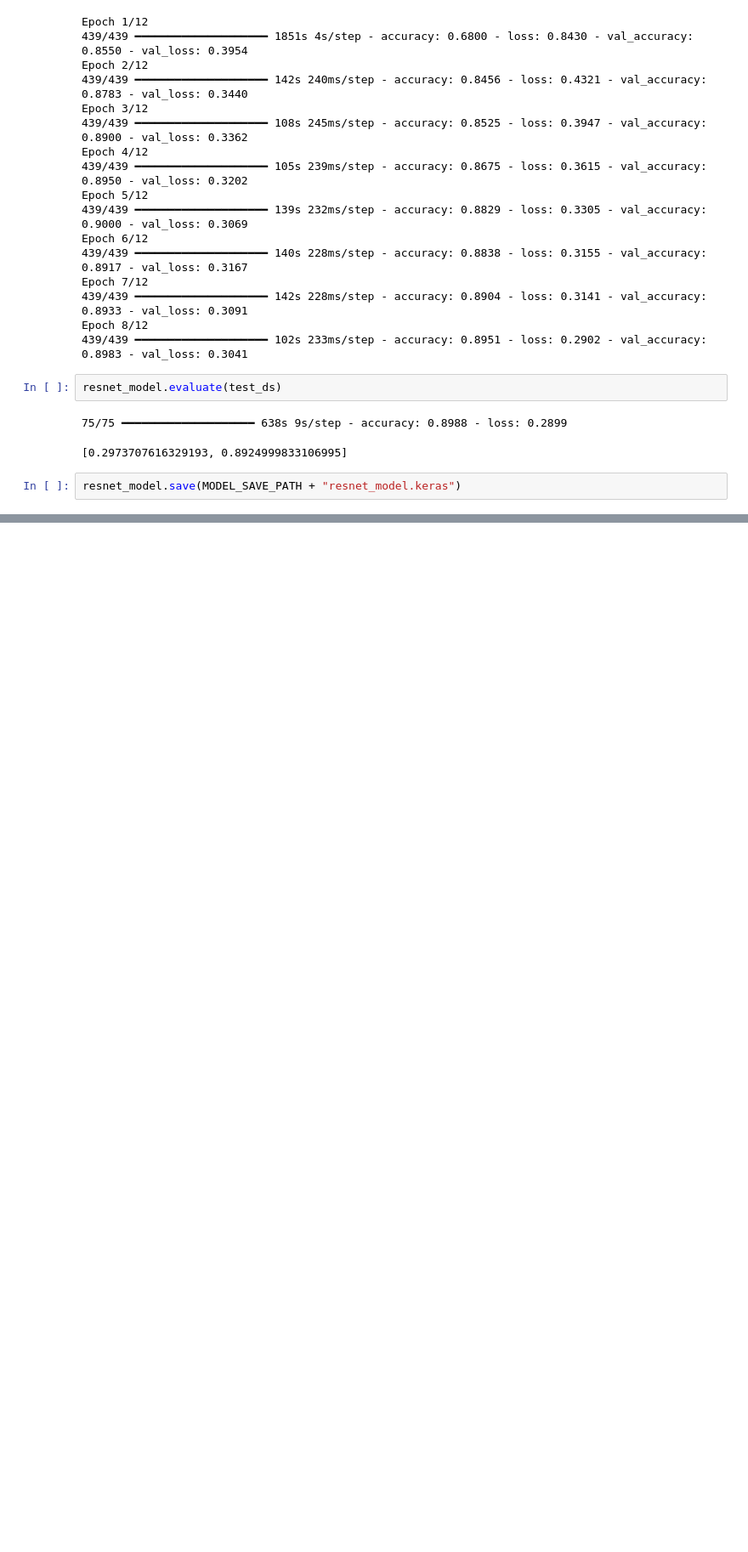
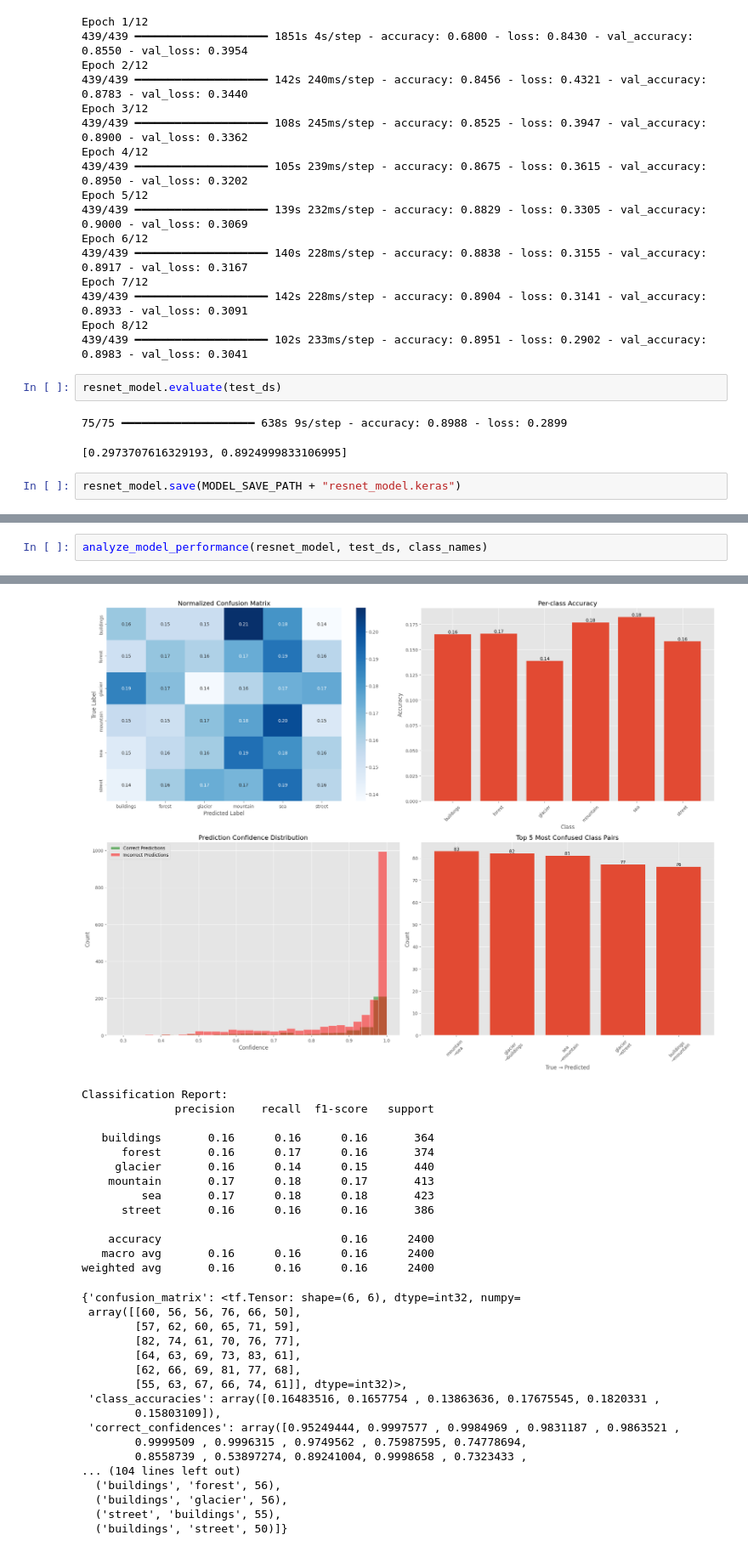
Before and after one commit to SenaThenu/geo-classifier, a Jupyter notebook: geo-classifier.ipynb, the cells around one changed output, grey strips where cells are left out. Shown at 85% size. Drawn from its saved outputs; the diff is of its cells as text; blank space fills up the shorter version.

Commit message:
✨ feat: error analysis on the resnet

```diff
--- a/geo-classifier.ipynb
+++ b/geo-classifier.ipynb
@@ -489,0 +474,3 @@ resnet_model.save(MODEL_SAVE_PATH + "resnet_model.keras")
+# %%
+analyze_model_performance(resnet_model, test_ds, class_names)
+# %% [output]
@@ -489,0 +478,31 @@ resnet_model.save(MODEL_SAVE_PATH + "resnet_model.keras")
+[figure, added]
+Classification Report:
+              precision    recall  f1-score   support
+
+   buildings       0.16      0.16      0.16       364
+      forest       0.16      0.17      0.16       374
+     glacier       0.16      0.14      0.15       440
+    mountain       0.17      0.18      0.17       413
+         sea       0.17      0.18      0.18       423
+      street       0.16      0.16      0.16       386
+
+    accuracy                           0.16      2400
+   macro avg       0.16      0.16      0.16      2400
+weighted avg       0.16      0.16      0.16      2400
+{'confusion_matrix': <tf.Tensor: shape=(6, 6), dtype=int32, numpy=
+ array([[60, 56, 56, 76, 66, 50],
+        [57, 62, 60, 65, 71, 59],
+        [82, 74, 61, 70, 76, 77],
+        [64, 63, 69, 73, 83, 61],
+        [62, 66, 69, 81, 77, 68],
+        [55, 63, 67, 66, 74, 61]], dtype=int32)>,
+ 'class_accuracies': array([0.16483516, 0.1657754 , 0.13863636, 0.17675545, 0.1820331 ,
+        0.15803109]),
+ 'correct_confidences': array([0.95249444, 0.9997577 , 0.9984969 , 0.9831187 , 0.9863521 ,
+        0.9999509 , 0.9996315 , 0.9749562 , 0.75987595, 0.74778694,
+        0.8558739 , 0.53897274, 0.89241004, 0.9998658 , 0.7323433 ,
+... (104 lines left out)
+  ('buildings', 'forest', 56),
+  ('buildings', 'glacier', 56),
+  ('street', 'buildings', 55),
+  ('buildings', 'street', 50)]}
```
Also changed, not shown: parts of 8 cells of this notebook.
